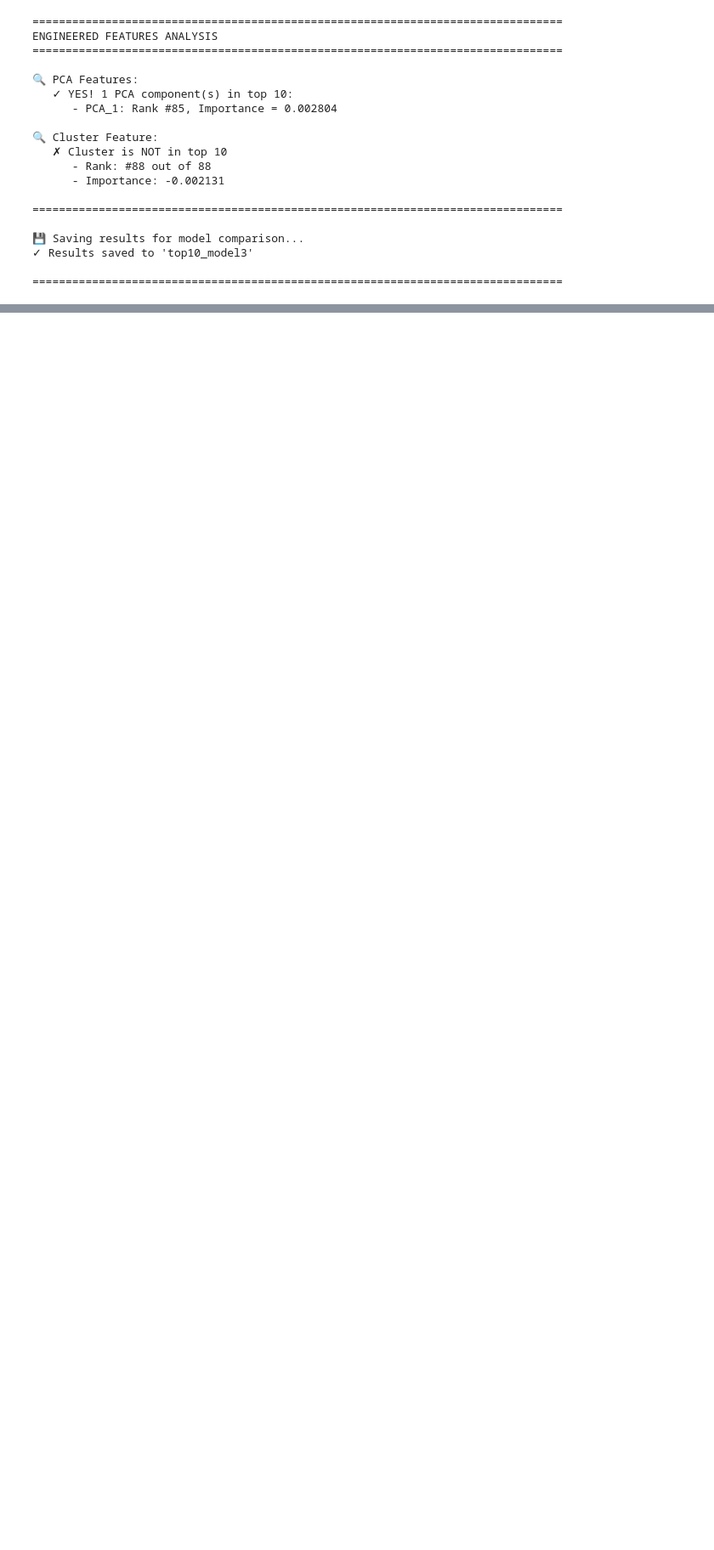
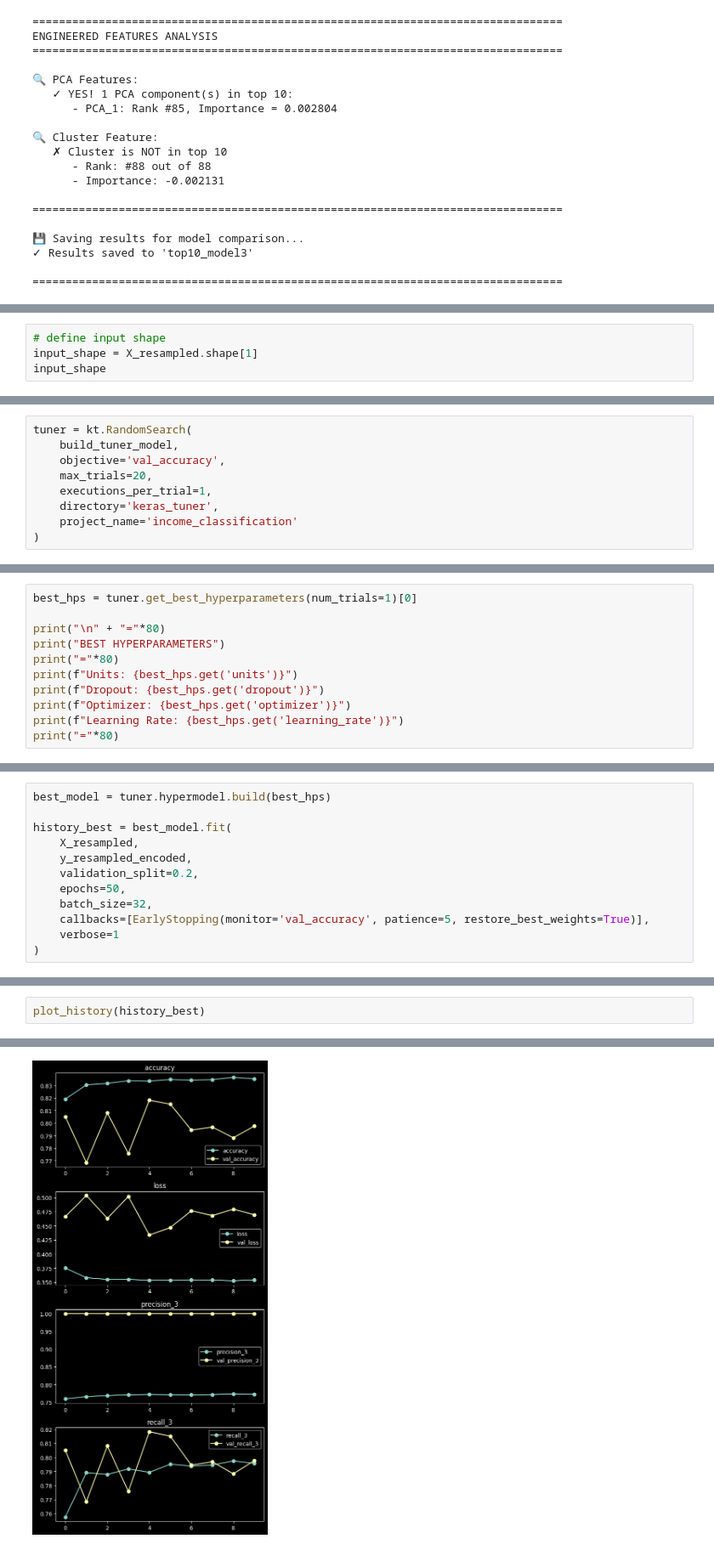
Before and after one commit to basharbayatna/Adult_Income-, a Jupyter notebook: Adult_Income.ipynb, the cells around one changed output, grey strips where cells are left out. Shown at 85% size. Cells and saved outputs as stored; diff of their text form; blank space fills up the shorter version.

```diff
--- a/Adult_Income.ipynb
+++ b/Adult_Income.ipynb
@@ -1554,0 +1608,4 @@ ENGINEERED FEATURES ANALYSIS
+# %%
+# define input shape
+input_shape = X_resampled.shape[1]
+input_shape
@@ -1554,0 +1780,9 @@ ENGINEERED FEATURES ANALYSIS
+# %%
+tuner = kt.RandomSearch(
+    build_tuner_model,
+    objective='val_accuracy',
+    max_trials=20,
+    executions_per_trial=1,
+    directory='keras_tuner',
+    project_name='income_classification'
+)
@@ -1554,0 +1818,11 @@ ENGINEERED FEATURES ANALYSIS
+# %%
+best_hps = tuner.get_best_hyperparameters(num_trials=1)[0]
+
+print("\n" + "="*80)
+print("BEST HYPERPARAMETERS")
+print("="*80)
+print(f"Units: {best_hps.get('units')}")
+print(f"Dropout: {best_hps.get('dropout')}")
+print(f"Optimizer: {best_hps.get('optimizer')}")
+print(f"Learning Rate: {best_hps.get('learning_rate')}")
+print("="*80)
@@ -1554,0 +1838,12 @@ ENGINEERED FEATURES ANALYSIS
+# %%
+best_model = tuner.hypermodel.build(best_hps)
+
+history_best = best_model.fit(
+    X_resampled,
+    y_resampled_encoded,
+    validation_split=0.2,
+    epochs=50,
+    batch_size=32,
+    callbacks=[EarlyStopping(monitor='val_accuracy', patience=5, restore_best_weights=True)],
+    verbose=1
+)
@@ -1554,0 +1871,3 @@ ENGINEERED FEATURES ANALYSIS
+# %%
+plot_history(history_best)
+# %% [output]
@@ -1554,0 +1879 @@ ENGINEERED FEATURES ANALYSIS
+[figure, added]
```
Also changed, not shown: parts of 23 cells of this notebook.
